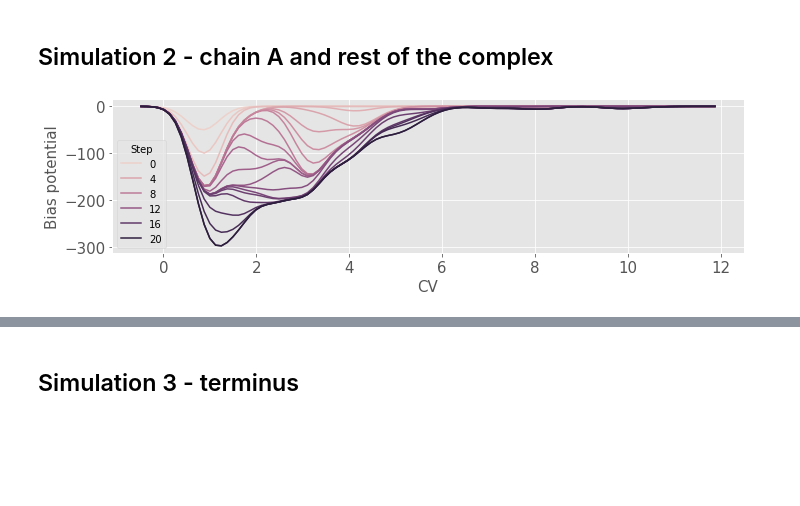
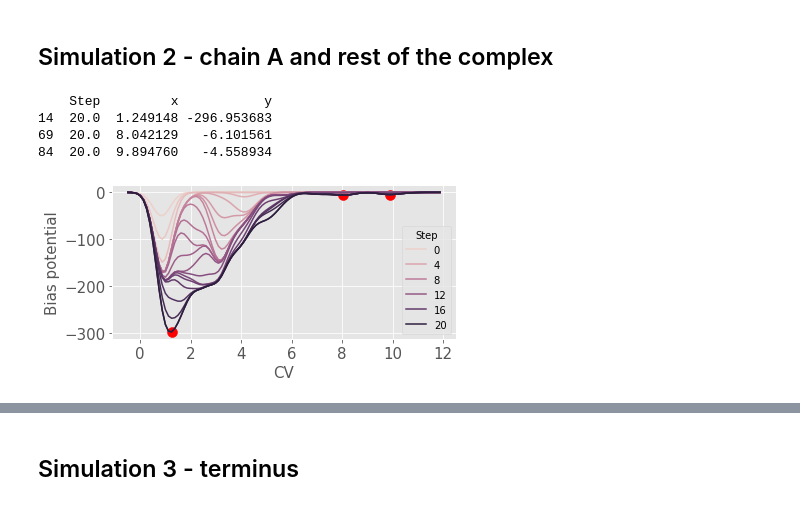
Before and after one commit to hellowithchicken/Biomolecular-Simulations, a Jupyter notebook: analysis.ipynb, the cells around one changed output, grey strips where cells are left out. Cells and saved outputs as stored; diff of their text form; code cells hidden in the pictures; blank space fills up the shorter version.

```diff
--- a/analysis.ipynb
+++ b/analysis.ipynb
@@ -318,7 +435,11 @@ plt.savefig("Figures/mtd-1.png")
 # %% [markdown]
 ## Simulation 2 - chain A and rest of the complex
 # %%
-plot_fes(2, text_size = 15)
+plot_fes(2, text_size = 15, with_minima = True)
 plt.savefig("Figures/mtd-2.png")
 # %% [output]
+    Step         x           y
+14  20.0  1.249148 -296.953683
+69  20.0  8.042129   -6.101561
+84  20.0  9.894760   -4.558934
-[figure, old version]
+[figure, new version]
```
Also changed, not shown: parts of 14 cells of this notebook, 15 other files.
